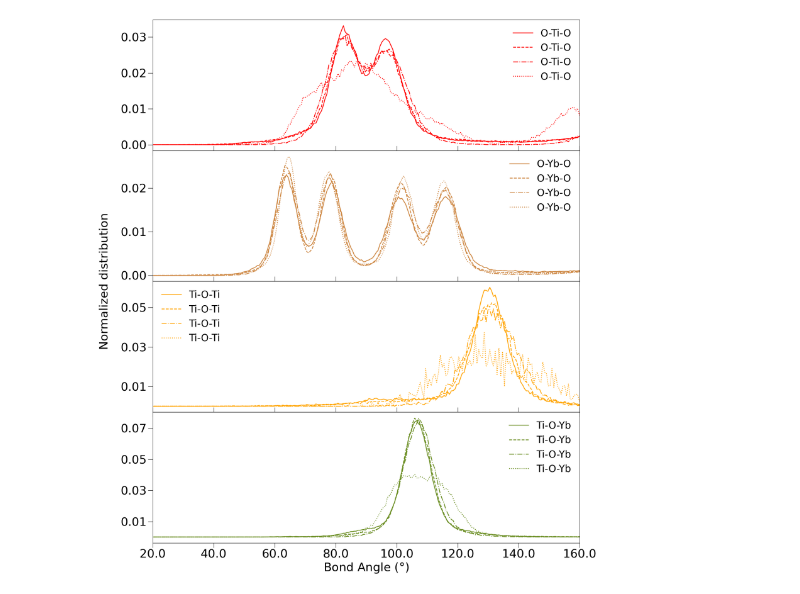
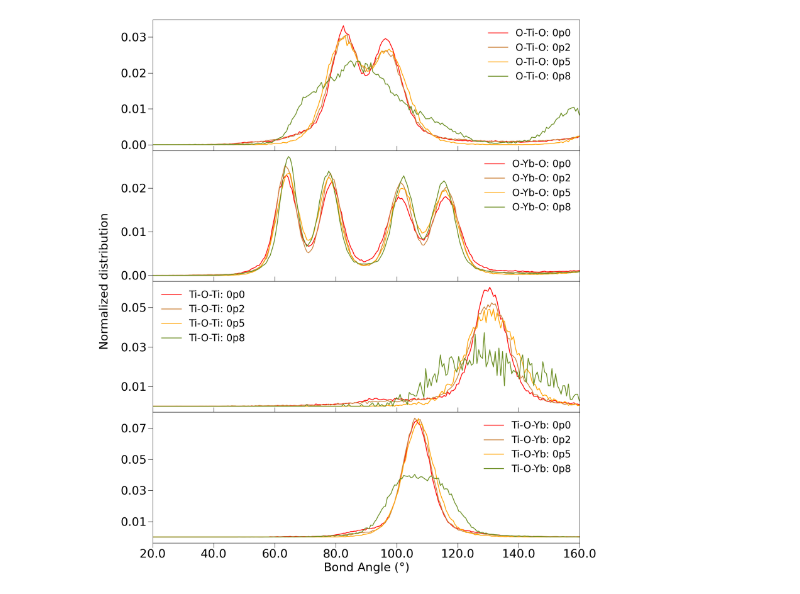
Before and after one commit to Kvieta1990/Working_Proj, a Jupyter notebook: Research/HDZ_RMC/RMC_Optimal_fittings/triplets_overlay.ipynb, the cells around one changed output. Saved outputs shown, nothing was run; the diff lists cells and outputs as text; code cells hidden in the pictures.

```diff
--- a/Research/HDZ_RMC/RMC_Optimal_fittings/triplets_overlay.ipynb
+++ b/Research/HDZ_RMC/RMC_Optimal_fittings/triplets_overlay.ipynb
@@ -104,34 +104,34 @@ for key, item in sample_dict.items():
             angle_dict[i]["data"]["angle"],
             angle_dict[i]["data"]["norm"],
             line_style[key],
-            color=angle_dict[i]["color"],
-            label=angle_dict[i]["label"],
+            color=color_dict[key],
+            label=angle_dict[i]["label"] + ": " + key,
             linewidth=2,
         )
 
         axes[i].set_xlim([20, 160])
         axes[i].tick_params(axis="x", direction="out", length=12, width=1, labelsize=30)
         if i != 3:
             axes[i].set_xticklabels([])
         if i > 0:
             axes[i].xaxis.set_ticks_position("both")
         axes[i].tick_params(axis="y", direction="out", length=12, width=1, labelsize=30)
         axes[i].spines["left"].set_linewidth(1)
         axes[i].spines["right"].set_linewidth(1)
         axes[i].spines["top"].set_linewidth(1)
         axes[i].spines["bottom"].set_linewidth(1)
         if i == 3:
             axes[i].set_xlabel(r"Bond Angle ($\degree$)", fontdict={"size": 30})
         # axes[i].set_ylabel(r"$g(r)$", fontdict={'size': 30})
         axes[i].legend(fontsize=25, frameon=False)
         axes[i].yaxis.set_major_formatter(FormatStrFormatter("%.2f"))
         if i == 3:
             axes[i].xaxis.set_major_formatter(FormatStrFormatter("%.1f"))
     _ = axes[3].set_yticks([0.01, 0.03, 0.05, 0.07])
     _ = axes[2].set_yticks([0.01, 0.03, 0.05])
     _ = axes[1].set_yticks([0.0, 0.01, 0.02])
     axes[1].set_ylabel(r"Normalized distribution", fontdict={"size": 30})
     axes[1].yaxis.set_label_coords(-0.10, 0.0)
     plt.tight_layout()
 # %% [output]
-[figure, old version]
+[figure, new version]
```
Also changed, not shown: parts of 2 cells of this notebook, 49 other files.
